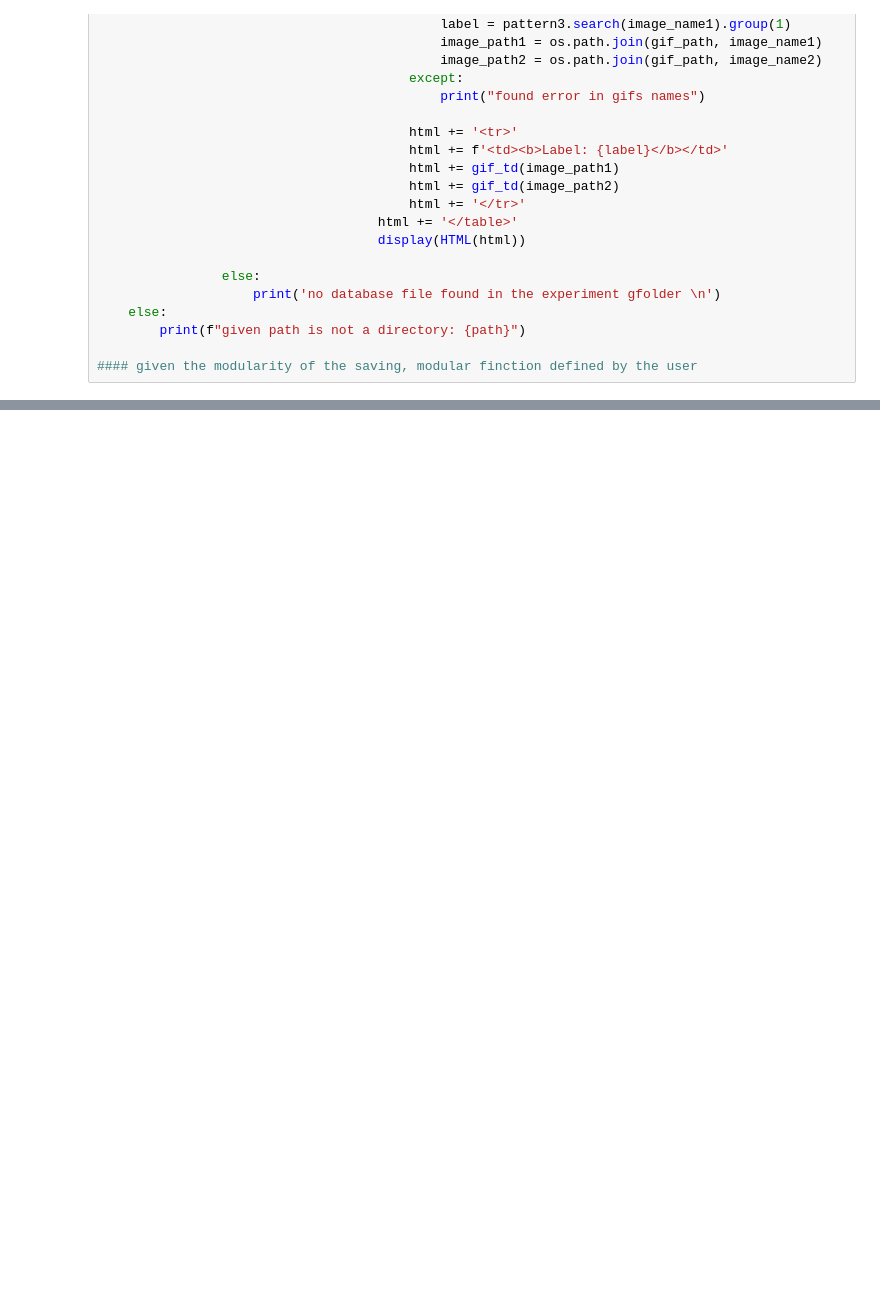
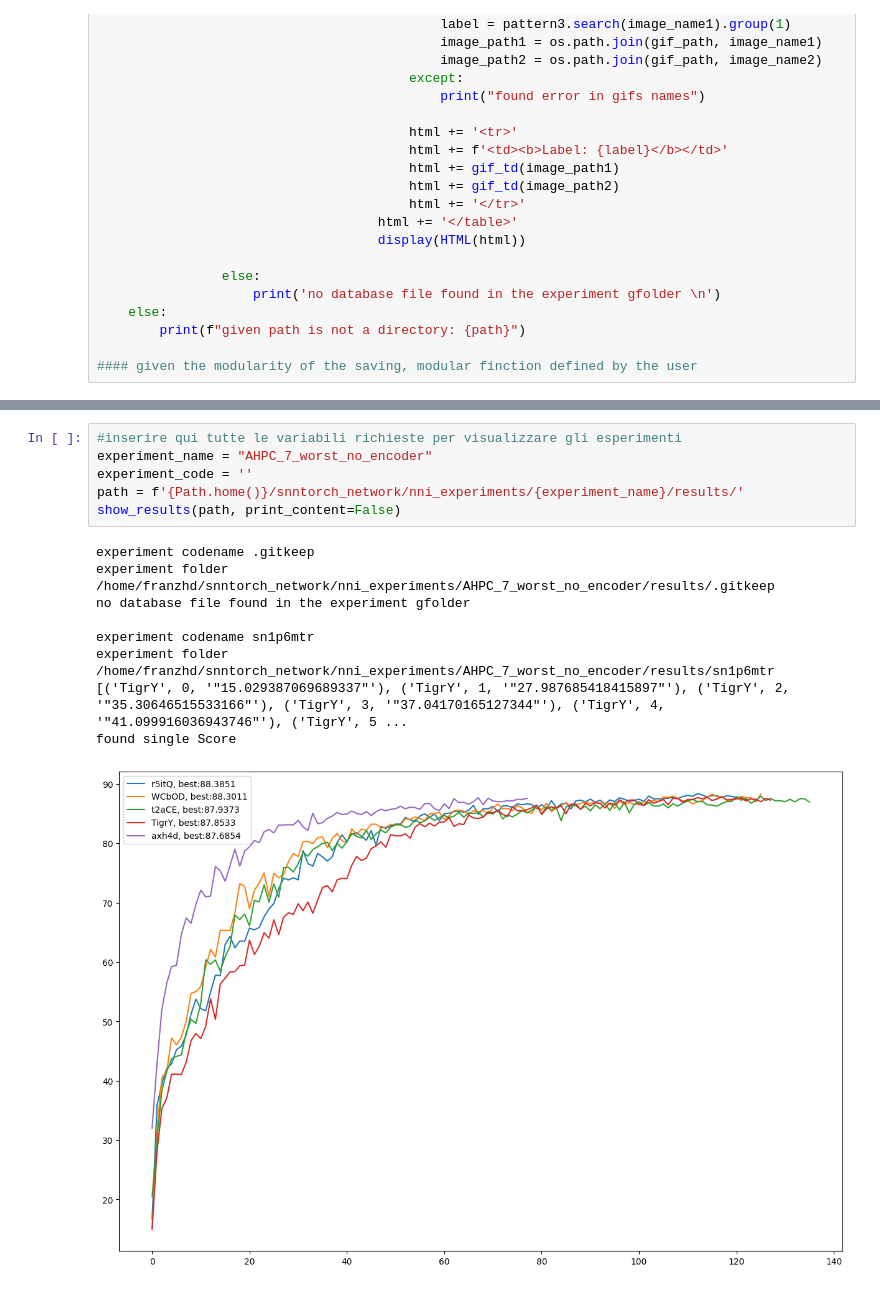
Before and after one commit to franzhd/snntorch_network, a Jupyter notebook: notebook/experiment_visualizer.ipynb, the cells around one changed output, grey strips where cells are left out. Saved outputs shown, nothing was run; the diff lists cells and outputs as text; blank space fills up the shorter version.

```diff
--- a/notebook/experiment_visualizer.ipynb
+++ b/notebook/experiment_visualizer.ipynb
@@ -360,0 +442,16 @@ The gif_path does not exist.
+# %%
+#inserire qui tutte le variabili richieste per visualizzare gli esperimenti
+experiment_name = "AHPC_7_worst_no_encoder"
+experiment_code = ''
+path = f'{Path.home()}/snntorch_network/nni_experiments/{experiment_name}/results/'
+show_results(path, print_content=False)
+# %% [output]
+experiment codename .gitkeep
+experiment folder /home/franzhd/snntorch_network/nni_experiments/AHPC_7_worst_no_encoder/results/.gitkeep
+no database file found in the experiment gfolder
+
+experiment codename sn1p6mtr
+experiment folder /home/franzhd/snntorch_network/nni_experiments/AHPC_7_worst_no_encoder/results/sn1p6mtr
+[('TigrY', 0, '"15.029387069689337"'), ('TigrY', 1, '"27.987685418415897"'), ('TigrY', 2, '"35.30646515533166"'), ('TigrY', 3, '"37.04170165127344"'), ('TigrY', 4, '"41.099916036943746"'), ('TigrY', 5 ...
+found single Score
+[figure, added]
```
Also changed, not shown: parts of 6 cells of this notebook, 7 other files.
